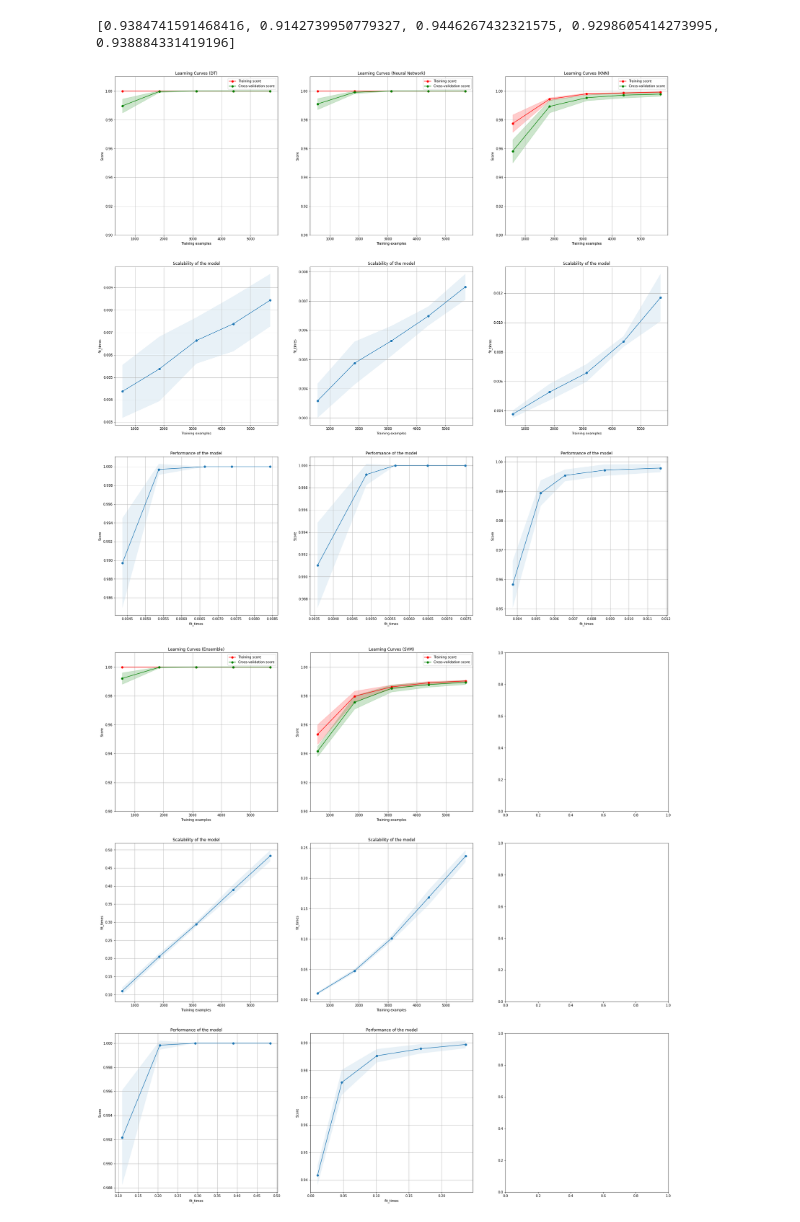
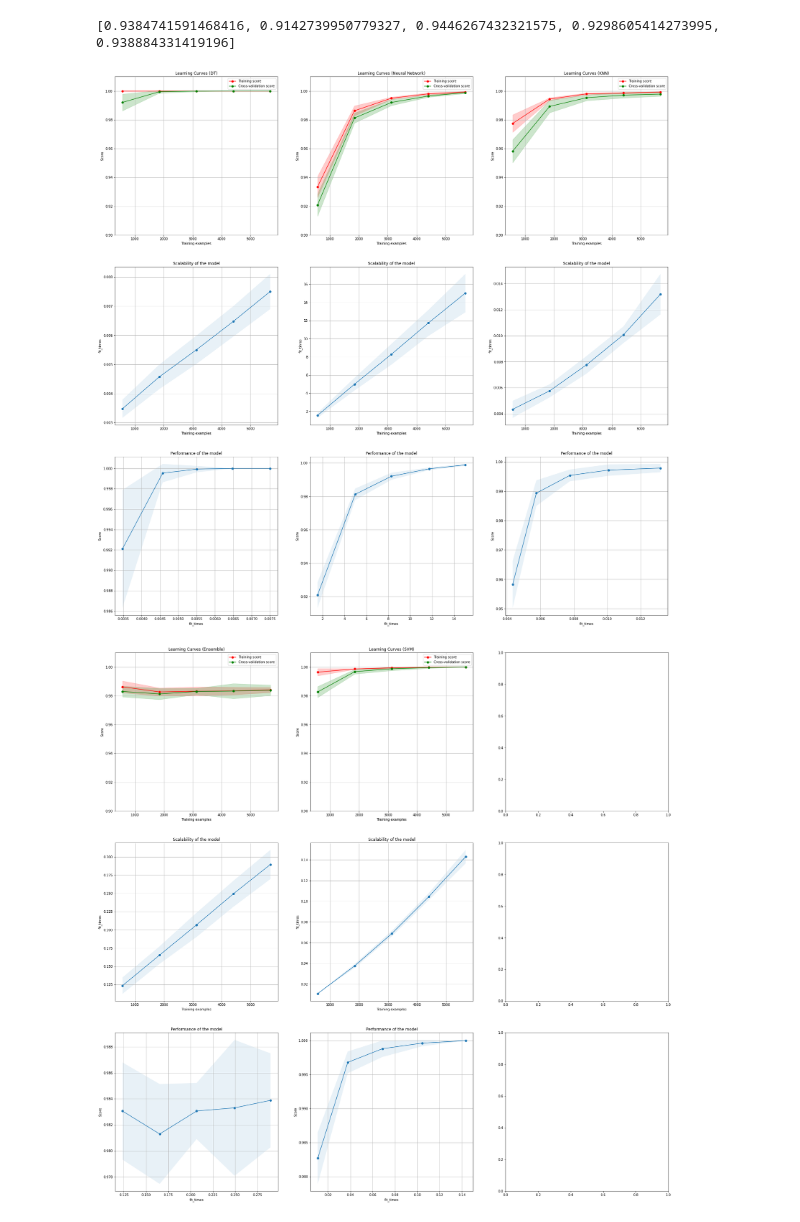
Before and after one commit to lulu-chenyang/Supervised_Learning, a Jupyter notebook: mushroom-tuned.ipynb, the cells around one changed output. Saved outputs shown, nothing was run; the diff lists cells and outputs as text; code cells hidden in the pictures.

```diff
--- a/mushroom-tuned.ipynb
+++ b/mushroom-tuned.ipynb
@@ -902,14 +902,14 @@ fig, axes = plt.subplots(3, 3, figsize=(30, 30))
 title = "Learning Curves (DT)"
 # Cross validation with 100 iterations to get smoother mean test and train
 # score curves, each time with 30% data randomly selected as a validation set.
-cv = ShuffleSplit(n_splits=10, test_size=0.3, random_state=42)
-estimator = DecisionTreeClassifier(criterion='entropy')
+cv = ShuffleSplit(n_splits=100, test_size=0.3, random_state=42)
+estimator = DecisionTreeClassifier(criterion='entropy', max_depth = 9)
 plot_learning_curve(estimator, title, X, y, axes=axes[:, 0], ylim=(0.9, 1.01),
                     cv=cv, n_jobs=4)
 
 title = "Learning Curves (Neural Network)"
 cv = ShuffleSplit(n_splits=10, test_size=0.3, random_state=42)
-MLPClassifier(solver = 'sgd', hidden_layer_sizes=(100,),random_state=42, activation = 'logistic', max_iter=500)
+estimator = MLPClassifier(solver = 'sgd', hidden_layer_sizes=(100,),random_state=42, activation = 'logistic', learning_rate_init = 0.01, max_iter=300)
 plot_learning_curve(estimator, title, X, y, axes=axes[:, 1], ylim=(0.9, 1.01),
                     cv=cv, n_jobs=4)
 
@@ -943,7 +943,7 @@ plot_learning_curve(estimator, title, X, y, axes=axes[:, 2], ylim=(0.9, 1.01),
 
 plt.show()
 # %% [output]
-[figure, old version]
+[figure, new version]
 # %%
 def plot_learning_curve(estimator, title, X, y, axes=None, ylim=None, cv=None,
                         n_jobs=None, train_sizes=np.linspace(.1, 1.0, 5)):
@@ -998,33 +998,33 @@ def plot_learning_curve(estimator, title, X, y, axes=None, ylim=None, cv=None,
     axes[2].plot(fit_times_mean, test_scores_mean, 'o-')
     axes[2].fill_between(fit_times_mean, test_scores_mean - test_scores_std,
                          test_scores_mean + test_scores_std, alpha=0.1)
     axes[2].set_xlabel("fit_times")
     axes[2].set_ylabel("Score")
     axes[2].set_title("Performance of the model")
 
     return plt
 
 
 fig, axes = plt.subplots(3,3, figsize=(30, 30))
 
 
 title = "Learning Curves (Ensemble)"
 cv = ShuffleSplit(n_splits=10, test_size=0.3, random_state=42)
-estimator = GradientBoostingClassifier(random_state=7, learning_rate = 0.1)
+estimator = AdaBoostClassifier(random_state=7, learning_rate = 0.1, n_estimators= 60)
 plot_learning_curve(estimator, title, X, y, axes=axes[:, 0], ylim=(0.9, 1.01),
                     cv=cv, n_jobs=4)
 
 
 
 title = "Learning Curves (SVM)"
 cv = ShuffleSplit(n_splits=10, test_size=0.3, random_state=42)
 
-estimator = SVC(kernel='rbf',random_state=42)
+estimator = SVC(kernel='rbf',random_state=42, C = 10)
 plot_learning_curve(estimator, title, X, y, axes=axes[:, 1], ylim=(0.9, 1.01),
                     cv=cv, n_jobs=4)
 
 
 
 plt.show()
 # %% [output]
-[figure, old version]
+[figure, new version]
```
Also changed, not shown: 5 other files.
